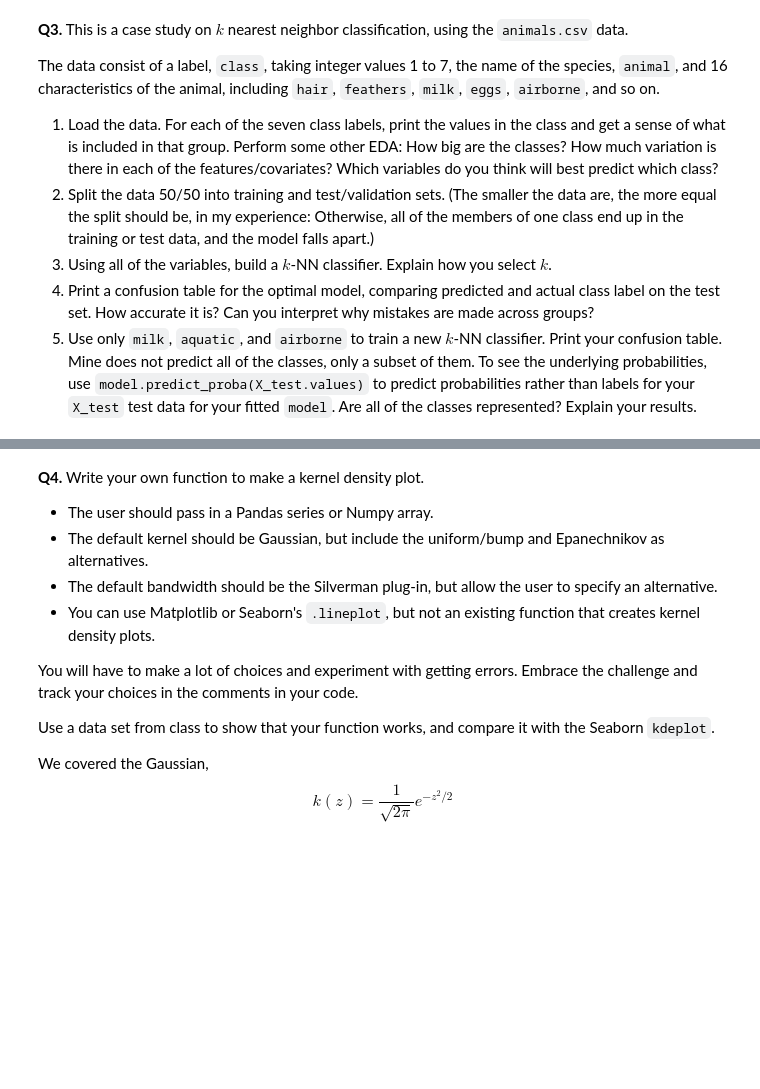
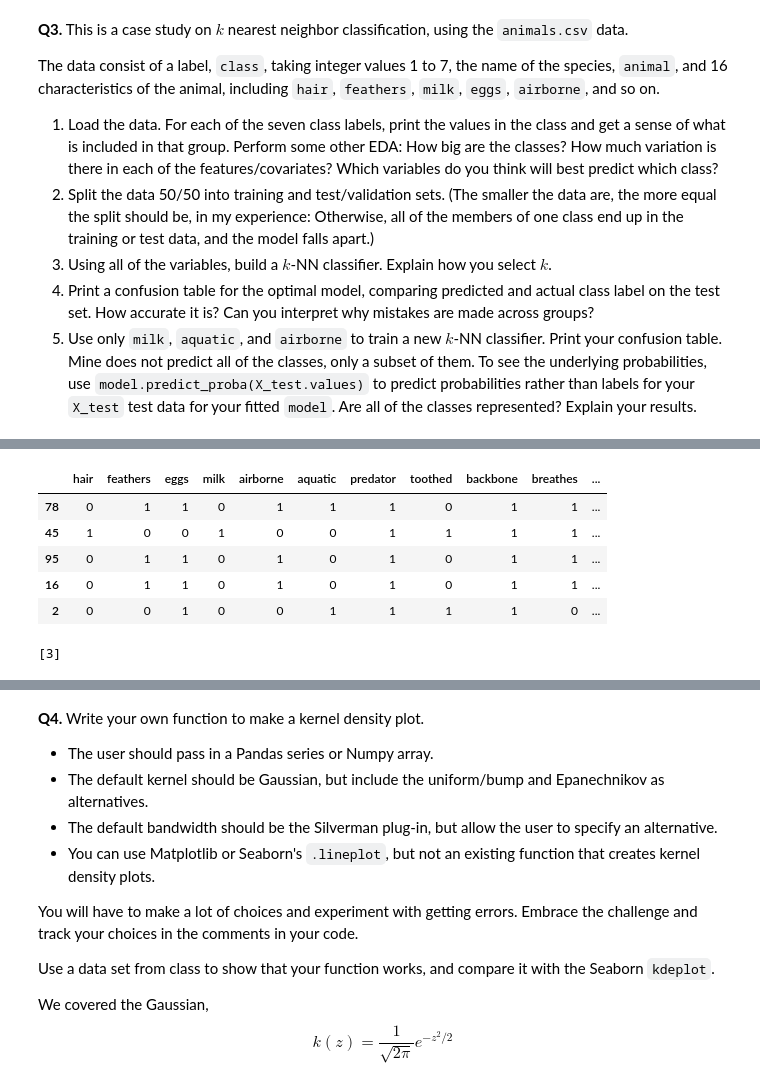
Before and after one commit to btw257-ui/KNN, a Jupyter notebook: assignment/assignment.ipynb, the cells around one changed output, grey strips where cells are left out. Saved outputs shown, nothing was run; the diff lists cells and outputs as text; code cells hidden in the pictures; blank space fills up the shorter version.

```diff
--- a/assignment/assignment.ipynb
+++ b/assignment/assignment.ipynb
@@ -143,3 +143,11 @@ The data consist of a label, `class`, taking integer values 1 to 7, the name of
 3. Using all of the variables, build a $k$-NN classifier. Explain how you select $k$.
 4. Print a confusion table for the optimal model, comparing predicted and actual class label on the test set. How accurate it is? Can you interpret why mistakes are made across groups?
 5. Use only `milk`, `aquatic`, and `airborne` to train a new $k$-NN classifier. Print your confusion table. Mine does not predict all of the classes, only a subset of them. To see the underlying probabilities, use `model.predict_proba(X_test.values)` to predict probabilities rather than labels for your `X_test` test data for your fitted `model`. Are all of the classes represented? Explain your results.
+# %%
+#Part 1
+df3 = pd.read_csv('/content/drive/MyDrive/UVA/ML/knn/data/zoo.csv')
+print(df3.describe())
+print(df3.head())
+df4 = df3.drop(columns=['animal'])
+df4.corr()['class']
+#I thinkt that hair, eggs, milk, backbone, and tail will be good predictors since they have high correlation with class
@@ -145,0 +191,34 @@ The data consist of a label, `class`, taking integer values 1 to 7, the name of
+# %%
+#Part 2
+y1 = df4['class']
+X1 = df4[['hair', 'feathers', 'eggs', 'milk', 'airborne', 'aquatic', 'predator',
+       'toothed', 'backbone', 'breathes', 'venomous', 'fins', 'legs', 'tail',
+       'domestic', 'catsize']]
+X_train1, X_test1, y_train1, y_test1 = train_test_split(X1,y1,
+                                                    test_size=.5,
+                                                    random_state=65)
+# %% [output]
+|  | hair | feathers | eggs | milk | airborne | aquatic | predator | toothed | backbone | breathes | ... |
+| 78 | 0 | 1 | 1 | 0 | 1 | 1 | 1 | 0 | 1 | 1 | ... |
+| 45 | 1 | 0 | 0 | 1 | 0 | 0 | 1 | 1 | 1 | 1 | ... |
+| 95 | 0 | 1 | 1 | 0 | 1 | 0 | 1 | 0 | 1 | 1 | ... |
+| 16 | 0 | 1 | 1 | 0 | 1 | 0 | 1 | 0 | 1 | 1 | ... |
+| 2 | 0 | 0 | 1 | 0 | 0 | 1 | 1 | 1 | 1 | 0 | ... |
+# %%
+#Part 4
+from sklearn.neighbors import KNeighborsClassifier
+
+k_bar=50
+SSE =[]
+for k in range(k_bar):
+  model = KNeighborsClassifier(n_neighbors=k+1)
+  fitted_model = model.fit(X_train1,y_train1)
+  y_hat = fitted_model.predict(X_test1)
+  SSE.append(np.sum( (y_test1-y_hat)**2 ))
+SSE_min = np.min(SSE)
+min_index = np.where(SSE==SSE_min)
+k_star = min_index[0]+1
+print(k_star)
+#I selected k* by minimizing the SSE
+# %% [output]
+[3]
```
Also changed, not shown: parts of 4 cells of this notebook.
